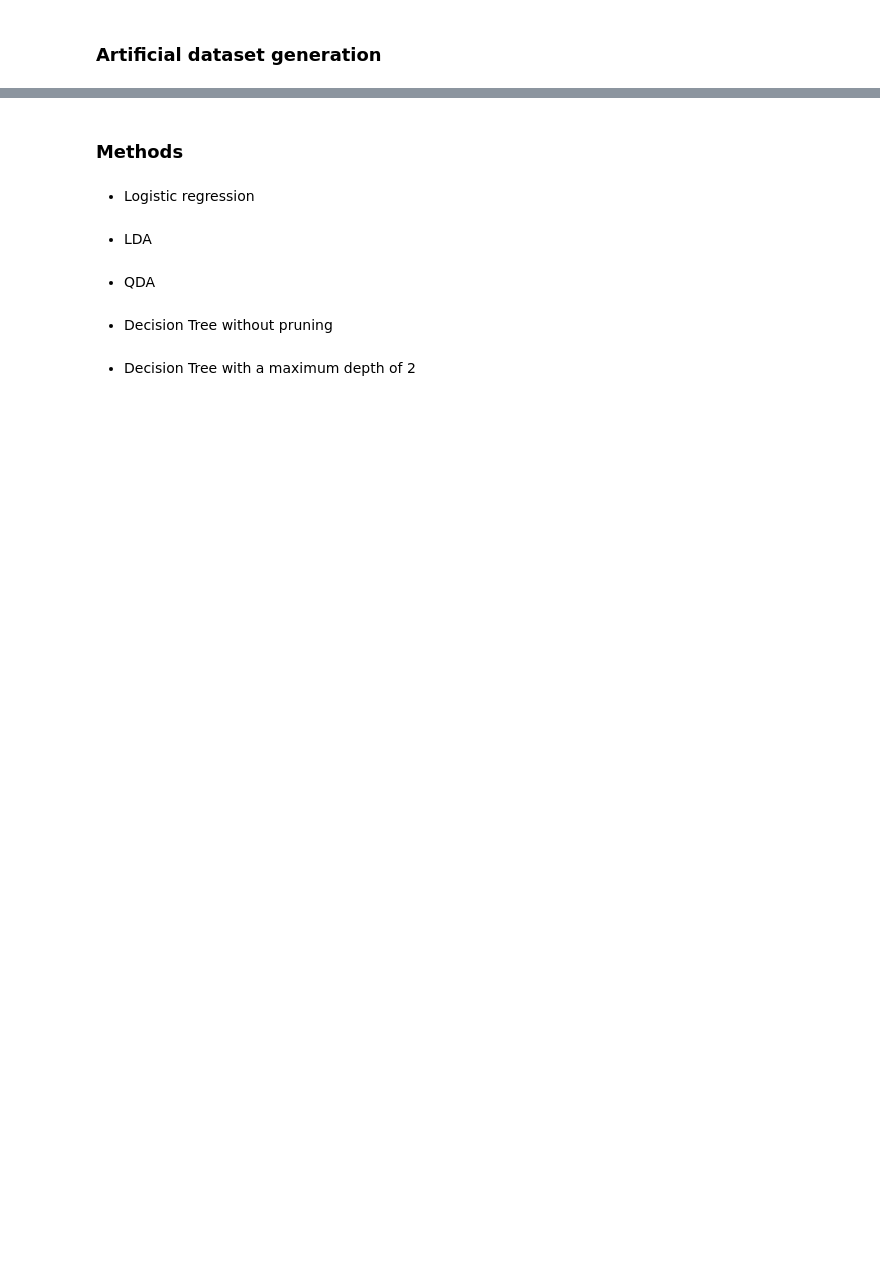
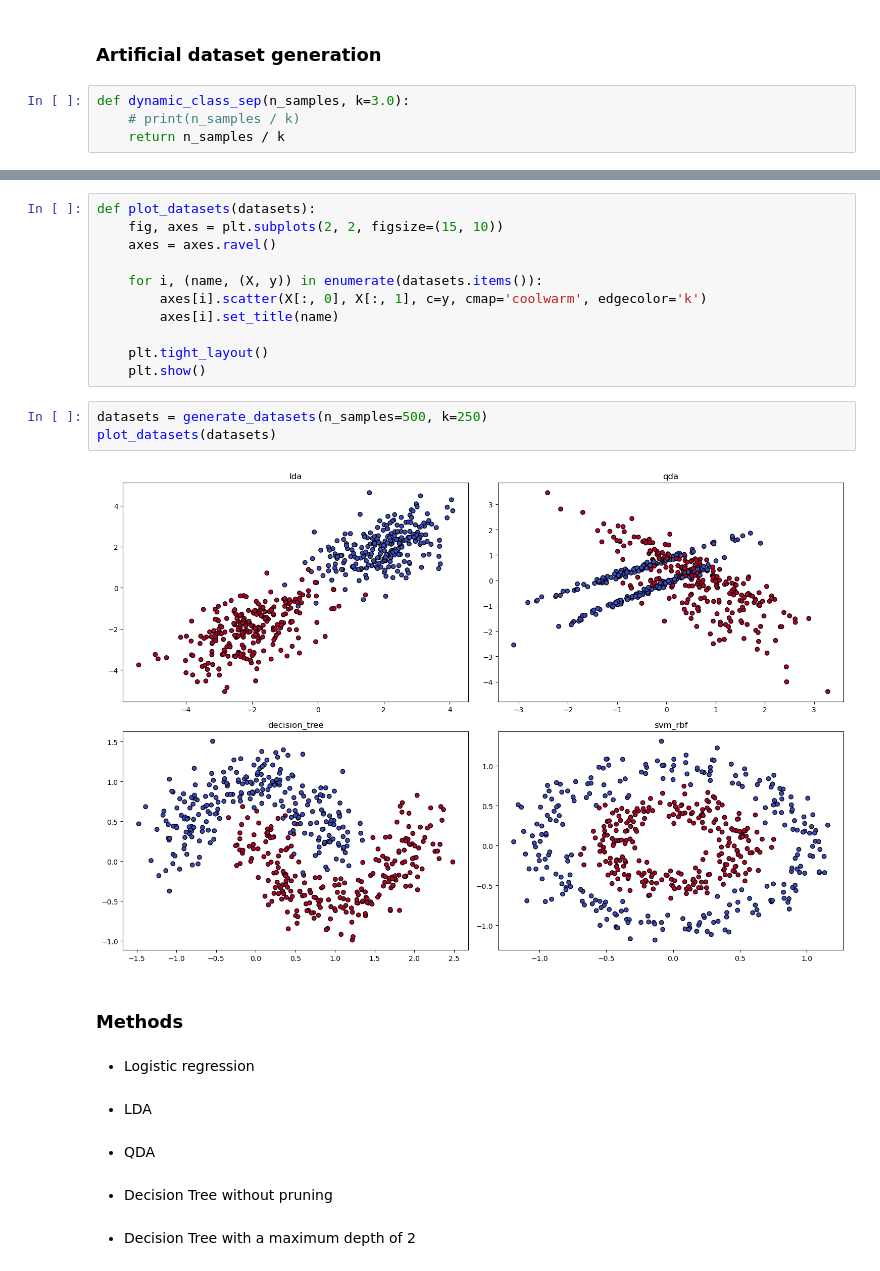
Before and after one commit to carolinapires03/Machine-Learning-, a Jupyter notebook: Group J - Assignment 1.ipynb, the cells around one changed output, grey strips where cells are left out. Drawn from its saved outputs; the diff is of its cells as text; blank space fills up the shorter version.

```diff
--- a/Group J - Assignment 1.ipynb
+++ b/Group J - Assignment 1.ipynb
@@ -11,2 +20,6 @@
 # %% [markdown]
 ### Artificial dataset generation
+# %%
+def dynamic_class_sep(n_samples, k=3.0):
+    # print(n_samples / k)
+    return n_samples / k
@@ -13,3 +81,19 @@
+# %%
+def plot_datasets(datasets):
+    fig, axes = plt.subplots(2, 2, figsize=(15, 10))
+    axes = axes.ravel()
+
+    for i, (name, (X, y)) in enumerate(datasets.items()):
+        axes[i].scatter(X[:, 0], X[:, 1], c=y, cmap='coolwarm', edgecolor='k')
+        axes[i].set_title(name)
+
+    plt.tight_layout()
+    plt.show()
+# %%
+datasets = generate_datasets(n_samples=500, k=250)
+plot_datasets(datasets)
+# %% [output]
+[figure, added]
 # %% [markdown]
 ### Methods
 # %% [markdown]
```
Also changed, not shown: parts of 3 cells of this notebook.
